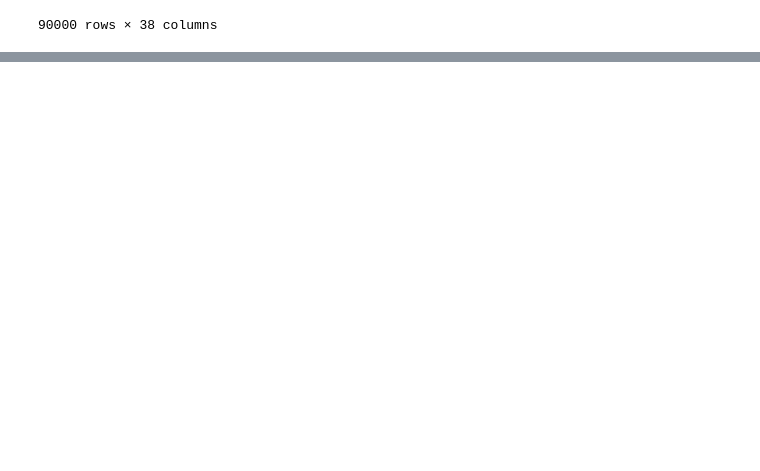
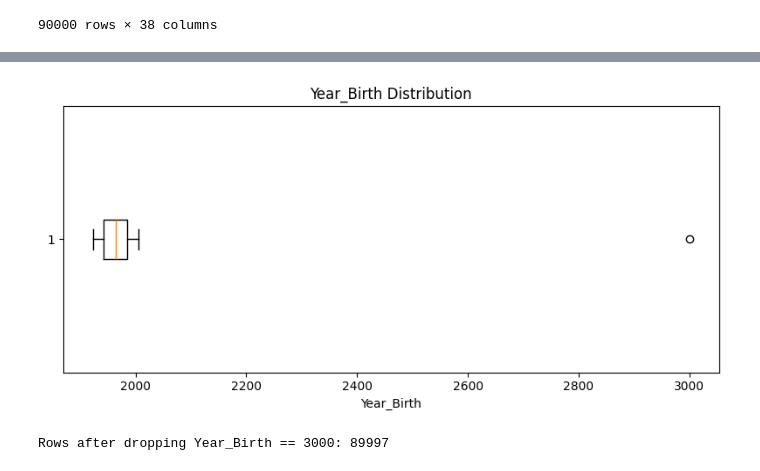
Before and after one commit to sarahlawlis/ISYS-58403-project, a Jupyter notebook: eda/sarah_eda.ipynb, the cells around one changed output, grey strips where cells are left out. Drawn from its saved outputs; the diff is of its cells as text; code cells hidden in the pictures; blank space fills up the shorter version.

```diff
--- a/eda/sarah_eda.ipynb
+++ b/eda/sarah_eda.ipynb
@@ -21,0 +168,14 @@ data
+# %%
+plt.figure(figsize=(8, 4))
+plt.boxplot(data['Year_Birth'].dropna(), vert=False)
+plt.title('Year_Birth Distribution')
+plt.xlabel('Year_Birth')
+plt.tight_layout()
+plt.show()
+# %% [output]
+[figure, added]
+# %%
+data = data[data['Year_Birth'] != 3000]
+print('Rows after dropping Year_Birth == 3000:', len(data))
+# %% [output]
+Rows after dropping Year_Birth == 3000: 89997
```
Also changed, not shown: parts of 36 cells of this notebook.
